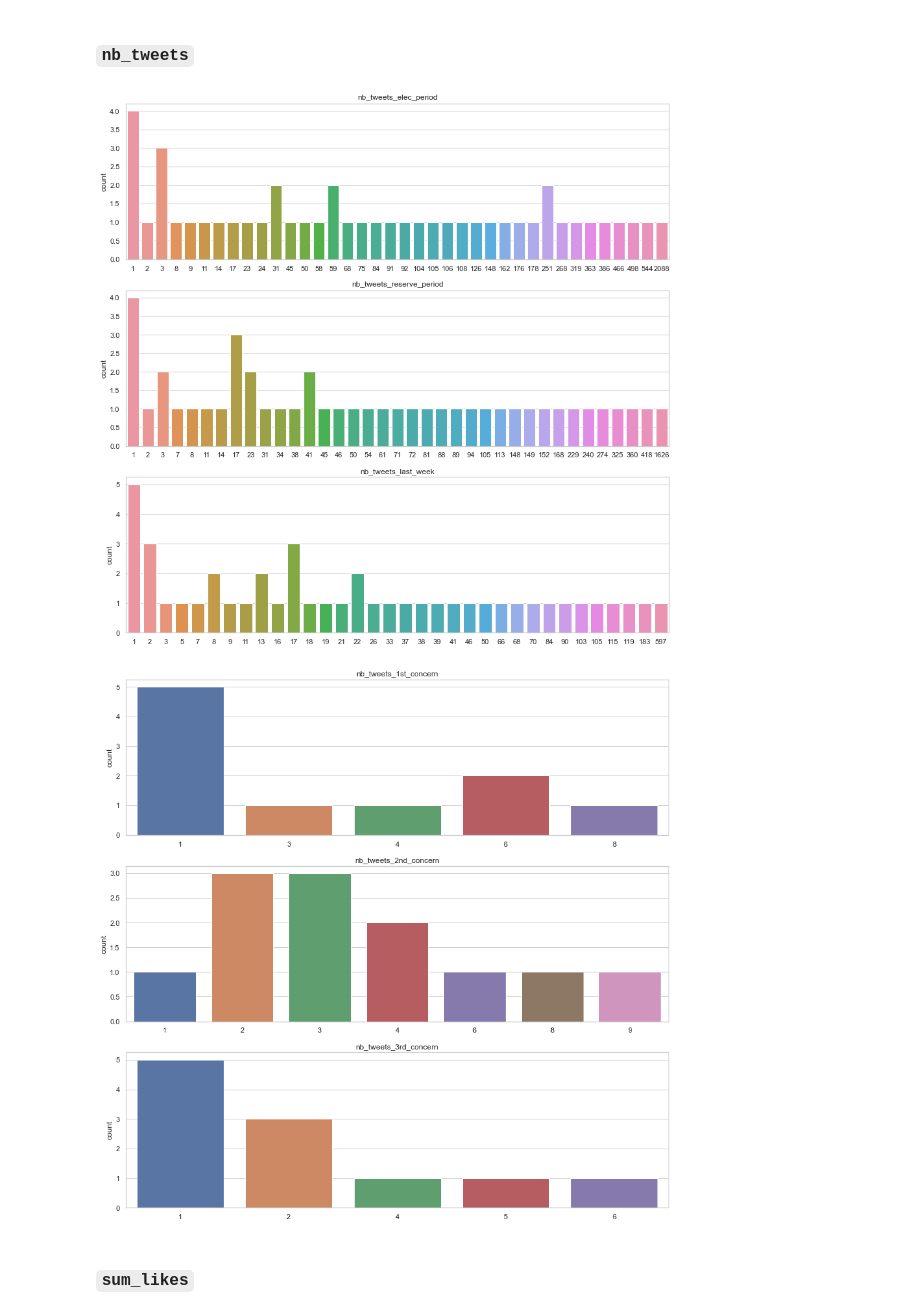
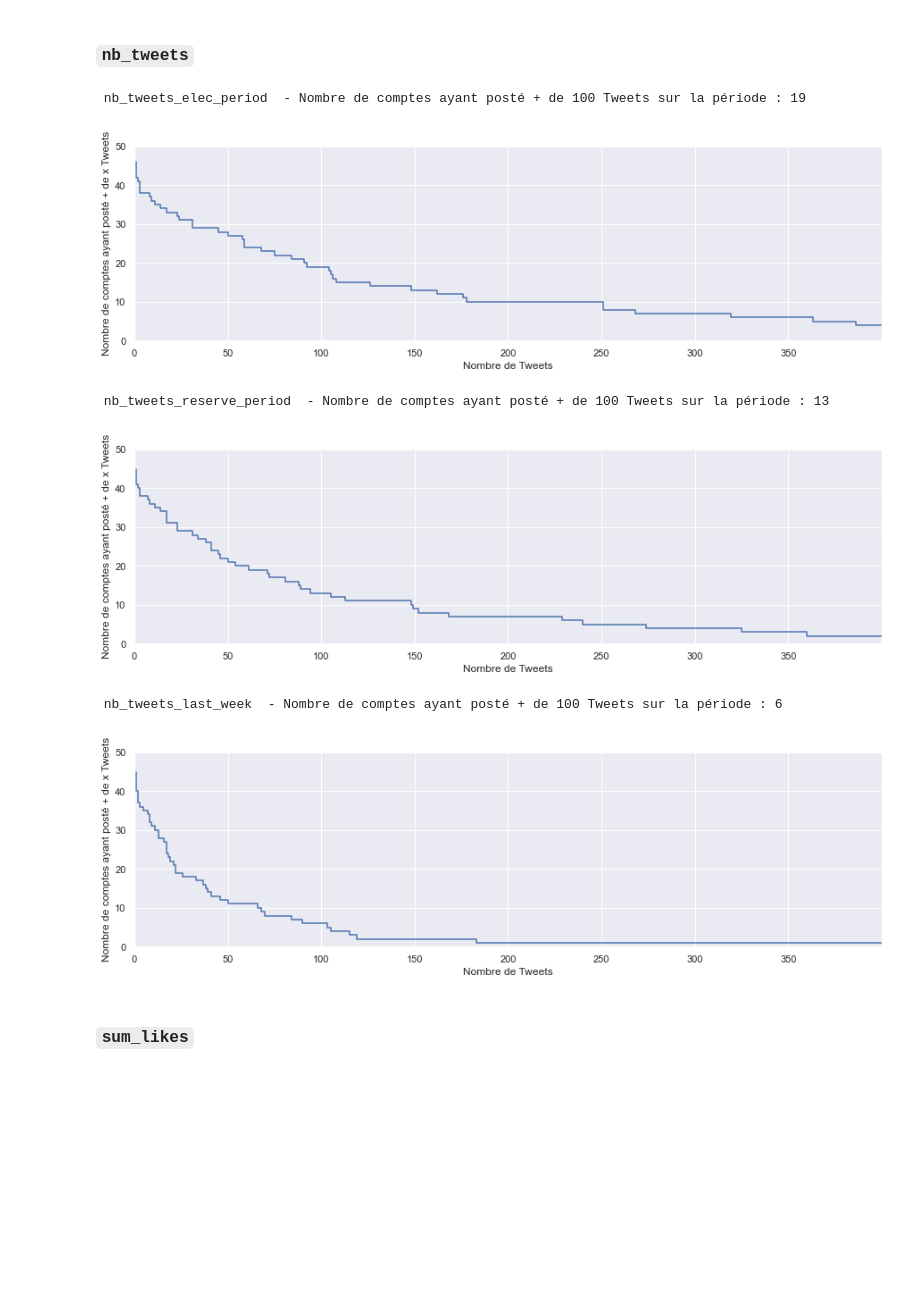
Before and after one commit to Antoine101/ElecTweets, a Jupyter notebook: model_exploration_vEva.ipynb, the cells around one changed output. Drawn from its saved outputs; the diff is of its cells as text; code cells hidden in the pictures; blank space fills up the shorter version.

Commit message:
Amélioration de l'exploation des données : nouveaux graphiques pour l'analyse des Tweets

```diff
--- a/model_exploration_vEva.ipynb
+++ b/model_exploration_vEva.ipynb
@@ -120,17 +120,3 @@ ax.set_ylim([0, 200])
 plt.show()
 # %% [output]
 [figure]
-# %%
-# Fonction permettant de tracer de multiples colonnes en même temps
-    # La classe "0" représente énormément de valeurs. Elle n'est pas tracée pour pouvoir visualiser les autres graphes.
-
-def subplotsFromColumns(columnsToPlot):
-    fig, ax = plt.subplots(len(columnsToPlot),1, figsize=(15,15))
-
-    for ind, eachColumn in enumerate(columnsToPlot):
-        df1 = df[df[eachColumn]!=0][eachColumn]
-        g1 = sns.countplot(df1, ax=ax[ind])
-        g1.set(title=eachColumn)
-        g1.set(xlabel=None)
-
-    fig.show()
@@ -138,14 +170,15 @@ def subplotsFromColumns(columnsToPlot):
 ### `nb_tweets`
 # %%
 columnsToPlot = ["nb_tweets_elec_period", "nb_tweets_reserve_period", "nb_tweets_last_week"]
-subplotsFromColumns(columnsToPlot)
+for eachColumn in columnsToPlot:
+    subplotsFromColumns(columnsToPlot, "nb_tweets", 100)
 # %% [output]
+ nb_tweets_elec_period  - Nombre de comptes ayant posté + de 100 Tweets sur la période : 19
-[figure, old version]
+[figure, new version]
+ nb_tweets_reserve_period  - Nombre de comptes ayant posté + de 100 Tweets sur la période : 13
+[figure, added]
+ nb_tweets_last_week  - Nombre de comptes ayant posté + de 100 Tweets sur la période : 6
+[figure, added]
-# %%
-columnsToPlot = ["nb_tweets_1st_concern", "nb_tweets_2nd_concern", "nb_tweets_3rd_concern"]
-subplotsFromColumns(columnsToPlot)
-# %% [output]
-[figure, removed]
 # %% [markdown]
 ### `sum_likes`
 # %%
```
Also changed, not shown: parts of 6 cells of this notebook.
